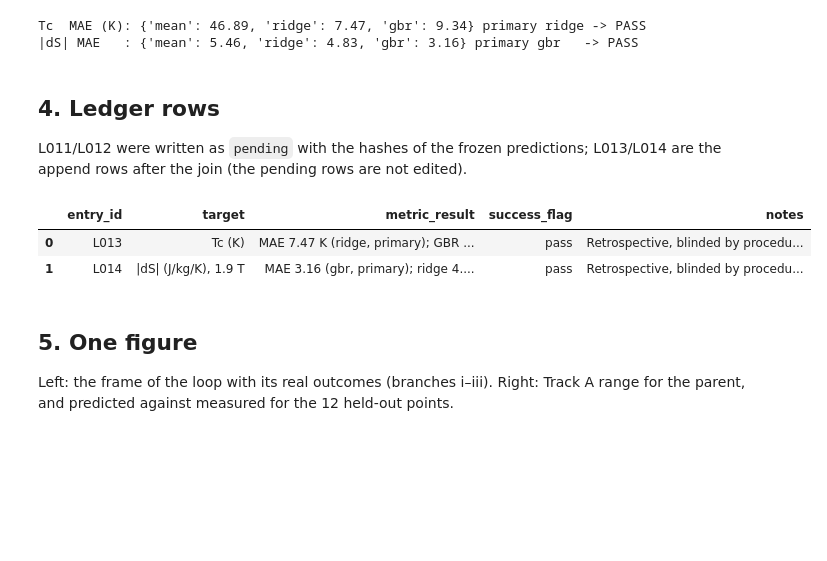
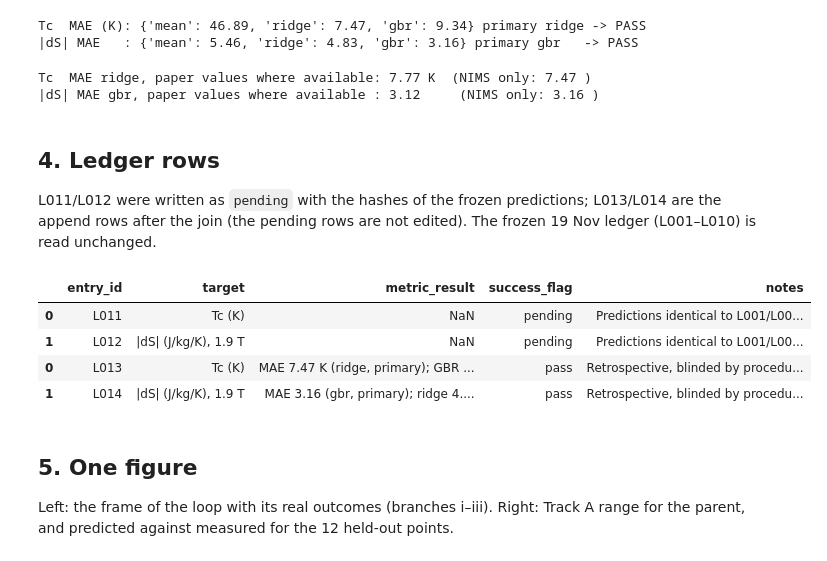
Before and after one commit to iliya-radulov/my_db_project, a Jupyter notebook: stage_four/Loop_worked_example/loop_worked_example.ipynb, the cells around one changed output. Saved outputs shown, nothing was run; the diff lists cells and outputs as text; code cells hidden in the pictures; blank space fills up the shorter version.

```diff
--- a/stage_four/Loop_worked_example/loop_worked_example.ipynb
+++ b/stage_four/Loop_worked_example/loop_worked_example.ipynb
@@ -66,14 +66,27 @@ print('|dS| MAE   :', resS, 'primary gbr   ->', 'PASS' if resS['gbr']<=4 else 'F
 # %% [output]
 Tc  MAE (K): {'mean': 46.89, 'ridge': 7.47, 'gbr': 9.34} primary ridge -> PASS
 |dS| MAE   : {'mean': 5.46, 'ridge': 4.83, 'gbr': 3.16} primary gbr   -> PASS
+# %%
+# Sensitivity: paper fit-law values (where the paper gives them) instead of the NIMS digitised values
+# Paper values exist for Tc of the 5 Ni points and for |dS| of the 7 Cr points; the other points are not tabulated.
+m2 = meas.copy()
+m2['Tc_use'] = m2.Tc_K_paper_fit.fillna(m2.Tc_K_NIMS); m2['dS_use'] = m2.abs_dS_paper_fit_J_kg_K.fillna(m2.abs_dS_NIMS_J_kg_K)
+kT = pT.merge(m2[['nims_id','Tc_use']], on='nims_id'); kS = pS.merge(m2[['nims_id','dS_use']], on='nims_id')
+print('Tc  MAE ridge, paper values where available:', round(float((kT.pred_ridge-kT.Tc_use).abs().mean()),2), 'K  (NIMS only:', resT['ridge'], ')')
+print('|dS| MAE gbr, paper values where available :', round(float((kS.pred_gbr-kS.dS_use).abs().mean()),2), '    (NIMS only:', resS['gbr'], ')')
+# %% [output]
+Tc  MAE ridge, paper values where available: 7.77 K  (NIMS only: 7.47 )
+|dS| MAE gbr, paper values where available : 3.12     (NIMS only: 3.16 )
 # %% [markdown]
 ## 4. Ledger rows
-L011/L012 were written as `pending` with the hashes of the frozen predictions; L013/L014 are the append rows after the join (the pending rows are not edited).
+L011/L012 were written as `pending` with the hashes of the frozen predictions; L013/L014 are the append rows after the join (the pending rows are not edited). The frozen 19 Nov ledger (L001–L010) is read unchanged.
 # %%
-led = pd.concat([pd.read_csv(D/'WP6_ledger_v0_merged_DRAFT_20261119.csv'), pd.read_csv(D/'WP6_ledger_append_unblind_20261123.csv')])
-led[led.entry_id.isin(['L013','L014'])][['entry_id','target','metric_result','success_flag','notes']]
+led = pd.concat([pd.read_csv(D/'WP6_ledger_v0_merged_DRAFT_20261119.csv'), pd.read_csv(D/'WP6_ledger_append_pending_20261123.csv'), pd.read_csv(D/'WP6_ledger_append_unblind_20261123.csv')])
+led[led.entry_id.isin(['L011','L012','L013','L014'])][['entry_id','target','metric_result','success_flag','notes']]
 # %% [output]
 |  | entry_id | target | metric_result | success_flag | notes |
+| 0 | L011 | Tc (K) | NaN | pending | Predictions identical to L001/L00... |
+| 1 | L012 | |dS| (J/kg/K), 1.9 T | NaN | pending | Predictions identical to L001/L00... |
 | 0 | L013 | Tc (K) | MAE 7.47 K (ridge, primary); GBR ... | pass | Retrospective, blinded by procedu... |
 | 1 | L014 | |dS| (J/kg/K), 1.9 T | MAE 3.16 (gbr, primary); ridge 4.... | pass | Retrospective, blinded by procedu... |
 # %% [markdown]
```
Also changed, not shown: parts of 2 cells of this notebook, 2 other files.
